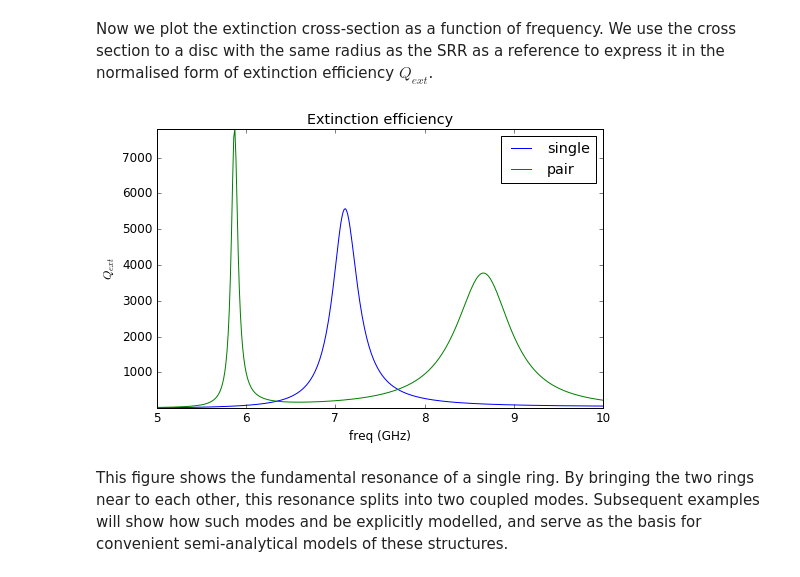
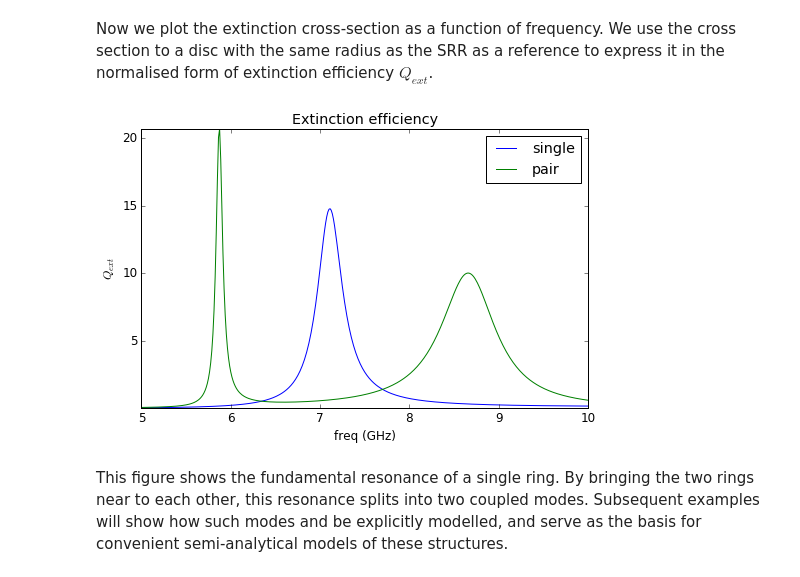
Before and after one commit to DavidPowell/openmodes-examples, a Jupyter notebook: Calculating Extinction.ipynb, the cells around one changed output. Saved outputs shown, nothing was run; the diff lists cells and outputs as text; code cells hidden in the pictures.

Commit message:
Corrected scaling of extinction, and updated instructions for in browser 3D view.

```diff
--- a/Calculating Extinction.ipynb
+++ b/Calculating Extinction.ipynb
@@ -92,18 +94,17 @@ for freq_count, s in sim.iter_freqs(freqs, log_skip=50):
 Now we plot the extinction cross-section as a function of frequency. We use the cross section to a disc with the same radius as the SRR as a reference to express it in the normalised form of extinction efficiency $Q_{ext}$.
 # %%
 area = np.pi*outer_radius**2
-incident = np.vdot(e_inc, e_inc)/eta_0
 
 plt.figure()
-plt.plot(freqs*1e-9, extinction_single/incident/area, label='single')
-plt.plot(freqs*1e-9, extinction_pair/incident/area, label='pair')
+plt.plot(freqs*1e-9, extinction_single/area, label='single')
+plt.plot(freqs*1e-9, extinction_pair/area, label='pair')
 plt.legend(loc='upper right')
 plt.axis('tight')
 plt.xlabel('freq (GHz)')
 plt.ylabel('$Q_{ext}$')
 plt.title('Extinction efficiency')
 plt.show()
 # %% [output]
-[figure, old version]
+[figure, new version]
 # %% [markdown]
 This figure shows the fundamental resonance of a single ring. By bringing the two rings near to each other, this resonance splits into two coupled modes. Subsequent examples will show how such modes and be explicitly modelled, and serve as the basis for convenient semi-analytical models of these structures.
```
Also changed, not shown: parts of 4 cells of this notebook.
